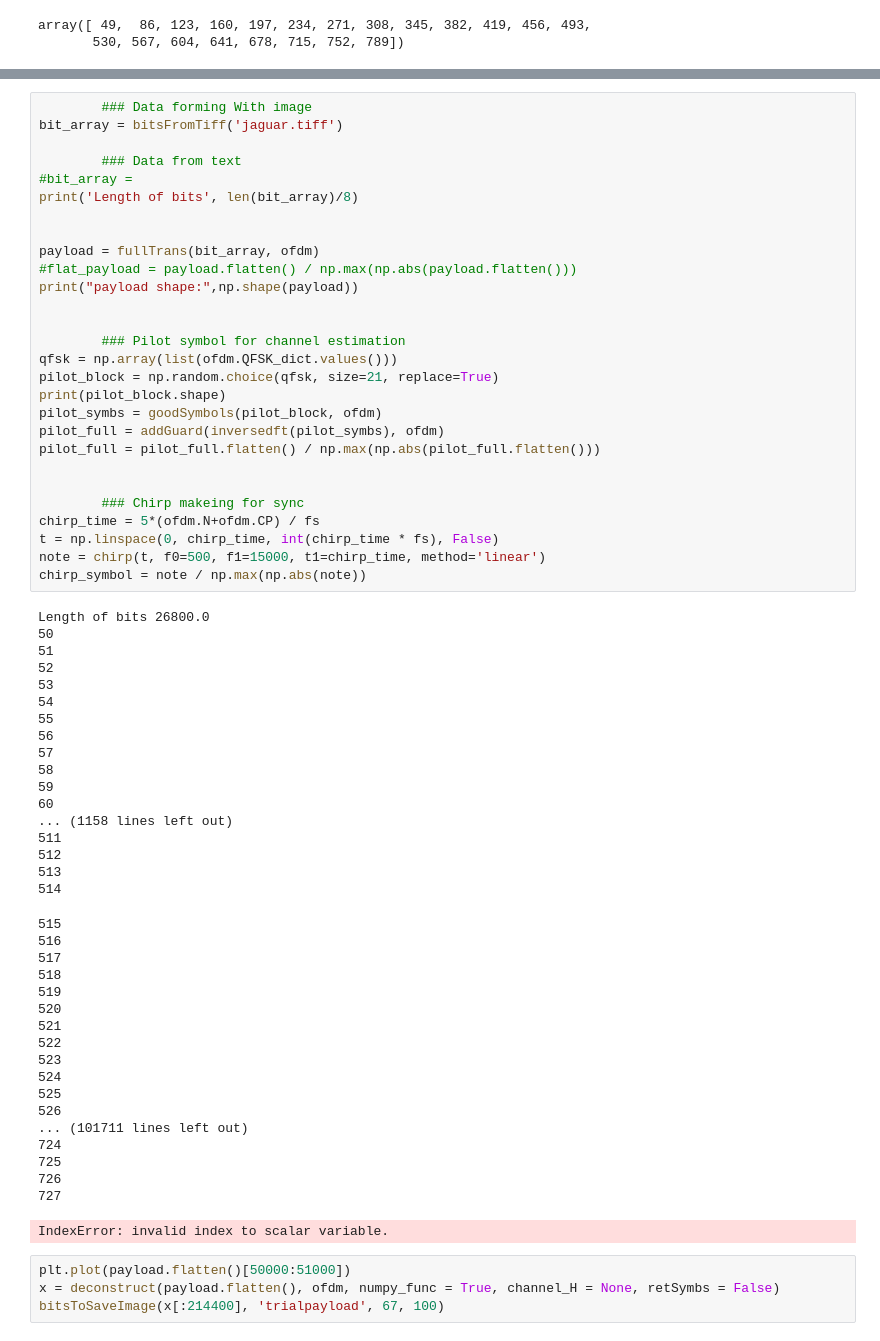
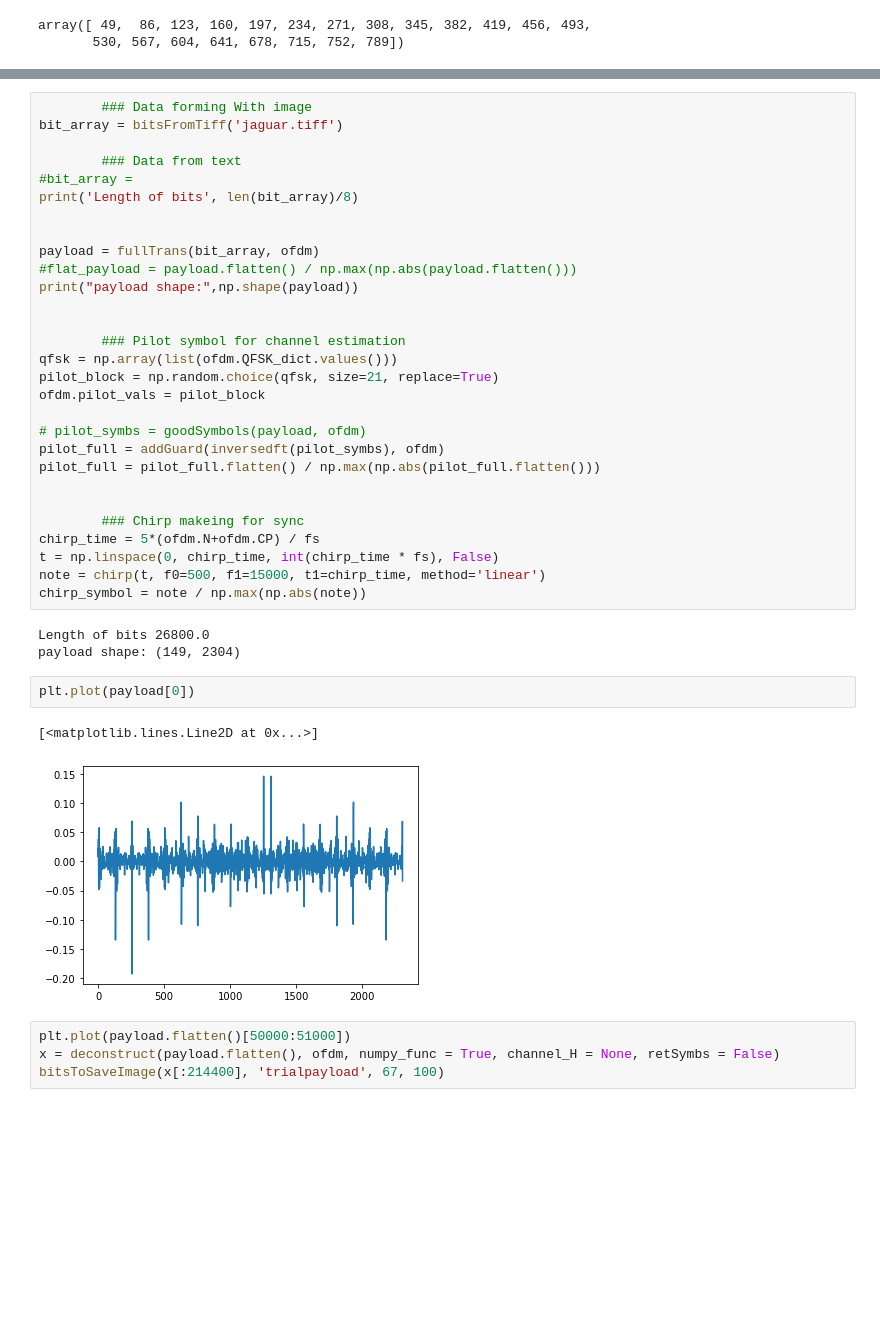
Before and after one commit to jks70/gf3_v2, a Jupyter notebook: Testing1.ipynb, the cells around one changed output, grey strips where cells are left out. Cells and saved outputs as stored; diff of their text form; blank space fills up the shorter version.

```diff
--- a/Testing1.ipynb
+++ b/Testing1.ipynb
@@ -55,8 +62,9 @@ print("payload shape:",np.shape(payload))
         ### Pilot symbol for channel estimation
 qfsk = np.array(list(ofdm.QFSK_dict.values()))
 pilot_block = np.random.choice(qfsk, size=21, replace=True)
-print(pilot_block.shape)
-pilot_symbs = goodSymbols(pilot_block, ofdm)
+ofdm.pilot_vals = pilot_block
+
+# pilot_symbs = goodSymbols(payload, ofdm)
 pilot_full = addGuard(inversedft(pilot_symbs), ofdm)
 pilot_full = pilot_full.flatten() / np.max(np.abs(pilot_full.flatten()))
 
@@ -68,40 +76,12 @@ note = chirp(t, f0=500, f1=15000, t1=chirp_time, method='linear')
 chirp_symbol = note / np.max(np.abs(note))
 # %% [output]
 Length of bits 26800.0
-50
-51
-52
-53
-54
-55
-56
-57
-58
-59
-60
-... (1158 lines left out)
-511
-512
-513
-514
+payload shape: (149, 2304)
-515
-516
-517
-518
-519
-520
-521
-522
-523
-524
-525
-526
-... (101711 lines left out)
-724
-725
-726
-727
-IndexError: invalid index to scalar variable.
+# %%
+plt.plot(payload[0])
+# %% [output]
+[<matplotlib.lines.Line2D at 0x...>]
+[figure, added]
 # %%
 plt.plot(payload.flatten()[50000:51000])
 x = deconstruct(payload.flatten(), ofdm, numpy_func = True, channel_H = None, retSymbs = False)
```
Also changed, not shown: parts of 10 cells of this notebook, 1 other file.
